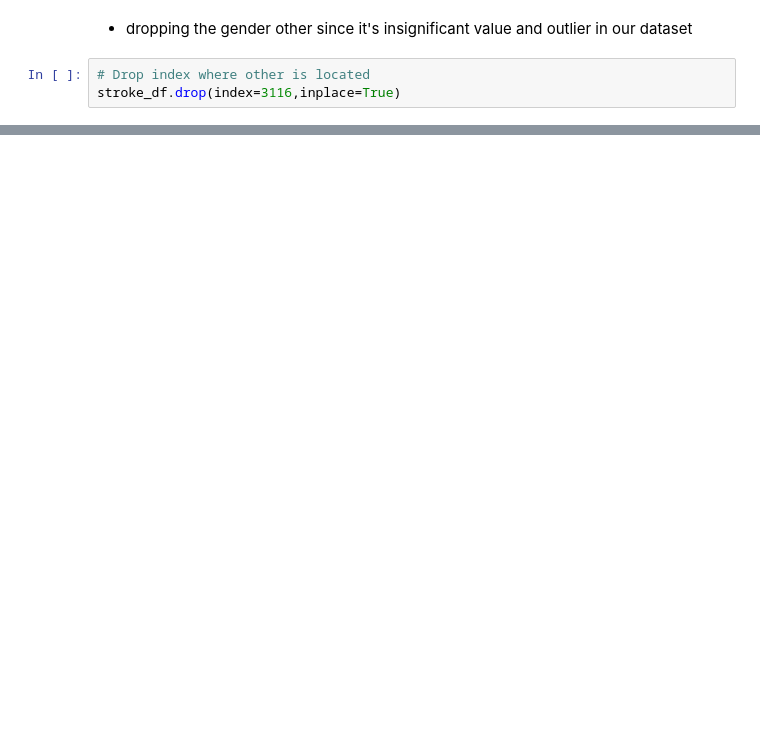
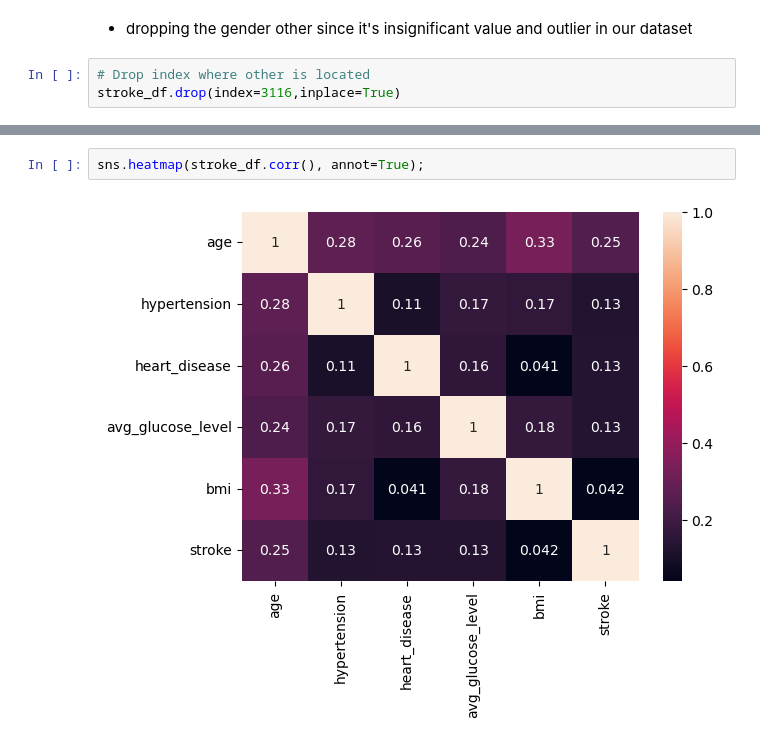
Before and after one commit to bmmukhridin/ML-Stroke-Prediction, a Jupyter notebook: project 2 part 1.ipynb, the cells around one changed output, grey strips where cells are left out. Saved outputs shown, nothing was run; the diff lists cells and outputs as text; blank space fills up the shorter version.

Commit message:
added-plot

```diff
--- a/project 2 part 1.ipynb
+++ b/project 2 part 1.ipynb
@@ -225,0 +236,4 @@ stroke_df[stroke_df["gender"]=="Other"]
+# %%
+sns.heatmap(stroke_df.corr(), annot=True);
+# %% [output]
+[figure, added]
```
Also changed, not shown: parts of 3 cells of this notebook.
